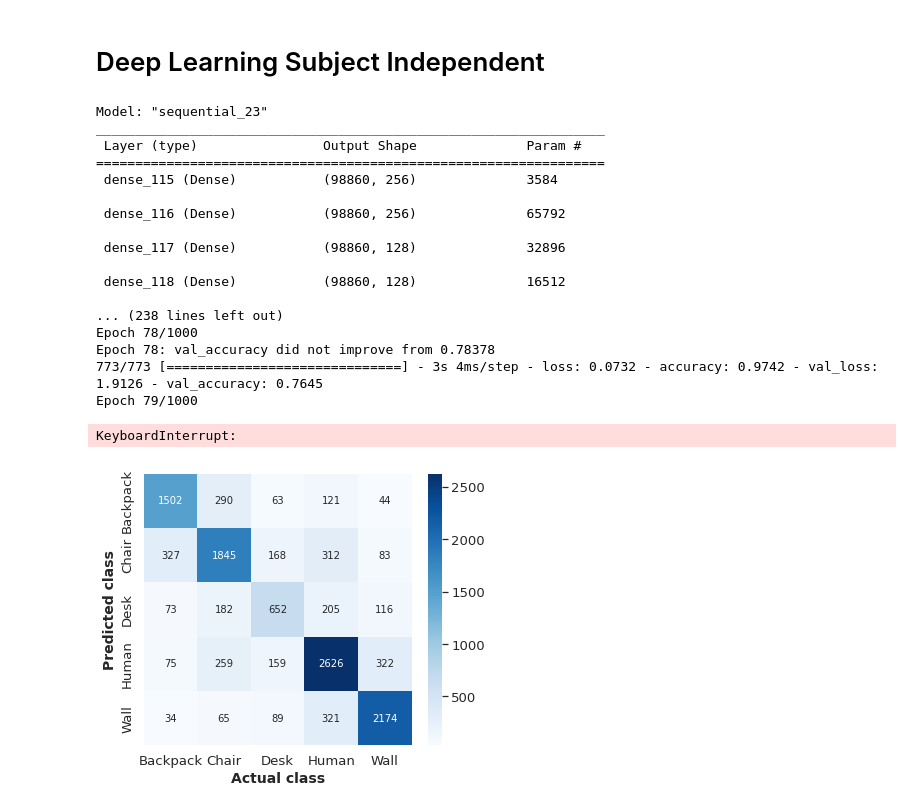
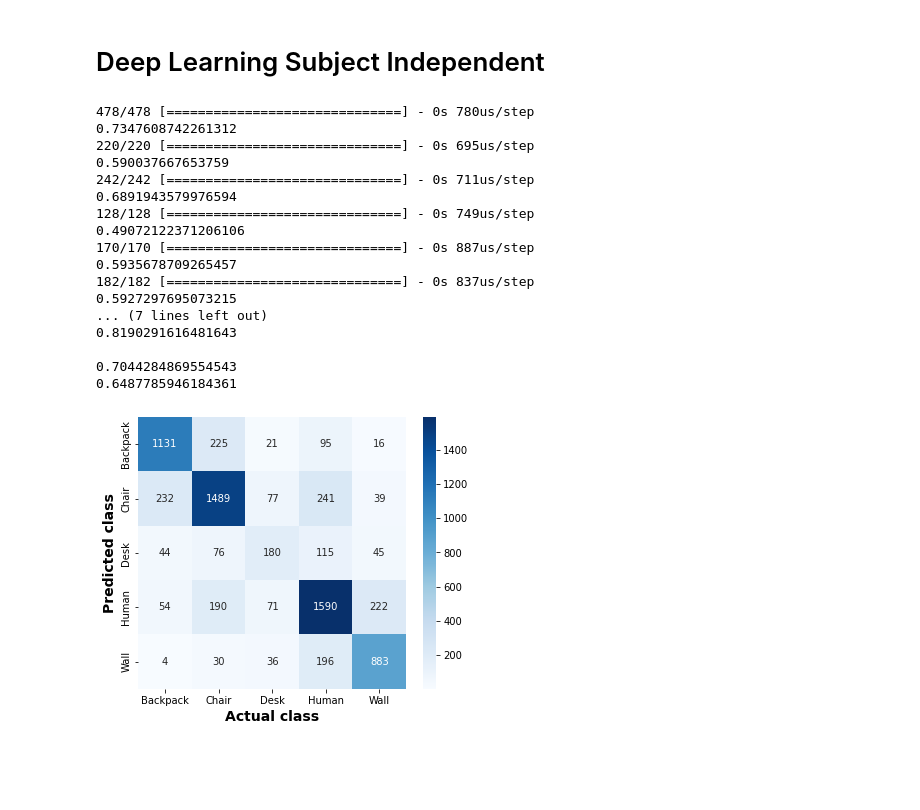
Before and after one commit to ounospanas/RadIOCD, a Jupyter notebook: RadIOCD_analysis.ipynb, the cells around one changed output. Drawn from its saved outputs; the diff is of its cells as text; code cells hidden in the pictures; blank space fills up the shorter version.

```diff
--- a/RadIOCD_analysis.ipynb
+++ b/RadIOCD_analysis.ipynb
@@ -26,3 +27,4 @@ dfs_csvs = df_4_annotation['CSV'].unique()
 threshold_frames = 8 #how many frames in a csv file should contain the object of interest
 threshold_gap = 2 #how many frames in a specified window should not contain the object of interest
 window = 10 #how many frames contitute a window
+eps = 0.5 #the maximum distance between two samples
@@ -296,11 +344,11 @@ for i, (train_index, test_index) in enumerate(kf.split(features['csv'].unique())
     model.compile(loss='categorical_crossentropy', optimizer='Adam', metrics=['accuracy'])
 
     checkpoint = ModelCheckpoint('best_weights_dense_'+str(i)+'.hdf5',
-                                 monitor='val_accuracy', verbose=1, save_best_only=True, mode='max')
+                                 monitor='val_accuracy', verbose=0, save_best_only=True, mode='max')
 
-    model.summary()
+#     model.summary()
     model.fit(X_train, Y_train, batch_size=128, epochs=1000,
-              validation_data=(X_test, Y_test), callbacks=[early_stopping, checkpoint])
+              validation_data=(X_test, Y_test), verbose=0, callbacks=[early_stopping, checkpoint])
     model.load_weights('best_weights_dense_'+str(i)+'.hdf5')
     model.compile(loss='categorical_crossentropy', optimizer='Adam', metrics=['accuracy'])
 
@@ -337,7 +385,7 @@ import seaborn as sn
 import pandas as pd
 import matplotlib as mpl
 import matplotlib.pyplot as plt
-mpl.rcParams['figure.dpi'] = 1000
+mpl.rcParams['figure.dpi'] = 300
 %matplotlib inline
 classe = ["Backpack", "Chair", "Desk", "Human", "Wall"]
 
@@ -353,5 +401,5 @@ ax = sn.heatmap(df_cm, annot=True,fmt='g',cmap='Blues')
 ax.set_xlabel(xlabel='Actual class', fontsize=14, fontdict=dict(weight='bold'))
 ax.set_ylabel(ylabel='Predicted class', fontsize=14, fontdict=dict(weight='bold'))
 
-plt.savefig('conf_mat_ppg_cross_attention.png', dpi=1000)
+plt.savefig('conf_mat_1.png', dpi=300)
 # %% [output]
@@ -392,10 +440,10 @@ for s in range(1,11):
     model.compile(loss='categorical_crossentropy', optimizer='Adam', metrics=['accuracy'])
 
     checkpoint = ModelCheckpoint('best_weights_dense_losos_'+str(s)+'.hdf5',
-                                 monitor='val_accuracy', verbose=2, save_best_only=True, mode='max')
+                                 monitor='val_accuracy', verbose=0, save_best_only=True, mode='max')
 
-    model.summary()
-    model.fit(X_train, Y_train, batch_size=128, epochs=1000,
+    #model.summary()
+    model.fit(X_train, Y_train, batch_size=128, epochs=1000, verbose=0,
               validation_data=(X_test, Y_test), callbacks=[early_stopping, checkpoint])
     model.load_weights('best_weights_dense_losos_'+str(s)+'.hdf5')
     model.compile(loss='categorical_crossentropy', optimizer='Adam', metrics=['accuracy'])
@@ -411,45 +459,38 @@ print()
 print(np.mean(test_acc))
 print(np.mean(f1s))
 # %% [output]
-Model: "sequential_23"
-_________________________________________________________________
- Layer (type)                Output Shape              Param #
-=================================================================
- dense_115 (Dense)           (98860, 256)              3584
+478/478 [==============================] - 0s 780us/step
+0.7347608742261312
+220/220 [==============================] - 0s 695us/step
+0.590037667653759
+242/242 [==============================] - 0s 711us/step
+0.6891943579976594
+128/128 [==============================] - 0s 749us/step
+0.49072122371206106
+170/170 [==============================] - 0s 887us/step
+0.5935678709265457
+182/182 [==============================] - 0s 837us/step
+0.5927297695073215
+... (7 lines left out)
+0.8190291616481643
 
- dense_116 (Dense)           (98860, 256)              65792
-
- dense_117 (Dense)           (98860, 128)              32896
-
- dense_118 (Dense)           (98860, 128)              16512
-
-... (238 lines left out)
-Epoch 78/1000
-Epoch 78: val_accuracy did not improve from 0.78378
-773/773 [==============================] - 3s 4ms/step - loss: 0.0732 - accuracy: 0.9742 - val_loss: 1.9126 - val_accuracy: 0.7645
-Epoch 79/1000
+0.7044284869554543
+0.6487785946184361
-KeyboardInterrupt:
 # %%
-import seaborn as sn
-import pandas as pd
-import matplotlib as mpl
-import matplotlib.pyplot as plt
-mpl.rcParams['figure.dpi'] = 1000
-%matplotlib inline
 classe = ["Backpack", "Chair", "Desk", "Human", "Wall"]
 
 mean_cf = np.mean([i for i in conf_mats],0)
 mean_cf
 
 df_cm = pd.DataFrame(mean_cf.astype(int), index = [i for i in classe],columns = [i for i in classe])
 plt.figure(figsize = (6,5))
 
 
 ax = sn.heatmap(df_cm, annot=True,fmt='g',cmap='Blues')
 
 ax.set_xlabel(xlabel='Actual class', fontsize=14, fontdict=dict(weight='bold'))
 ax.set_ylabel(ylabel='Predicted class', fontsize=14, fontdict=dict(weight='bold'))
 
-plt.savefig('conf_mat_ppg_cross_attention.png', dpi=1000)
+plt.savefig('conf_mat_2.png', dpi=300)
 # %% [output]
-[figure, old version]
+[figure, new version]
```
Also changed, not shown: parts of 13 cells of this notebook.
